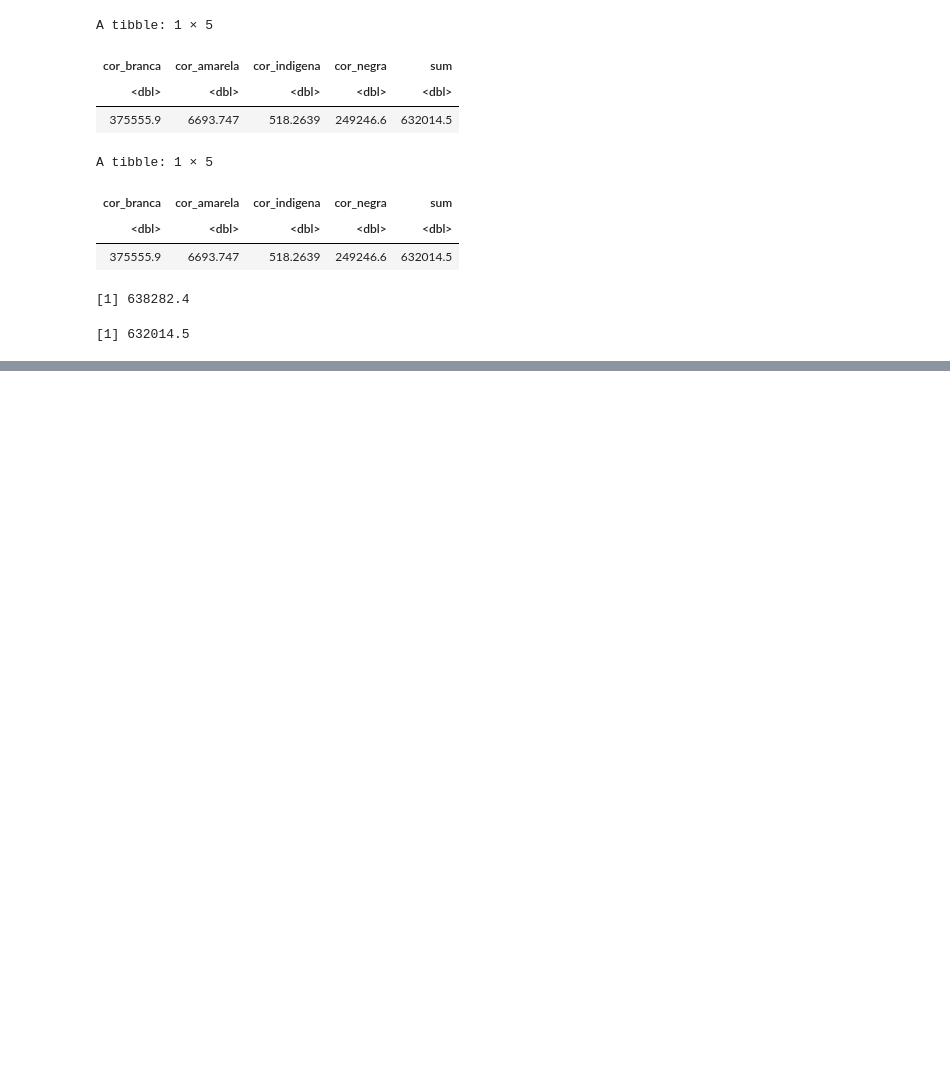
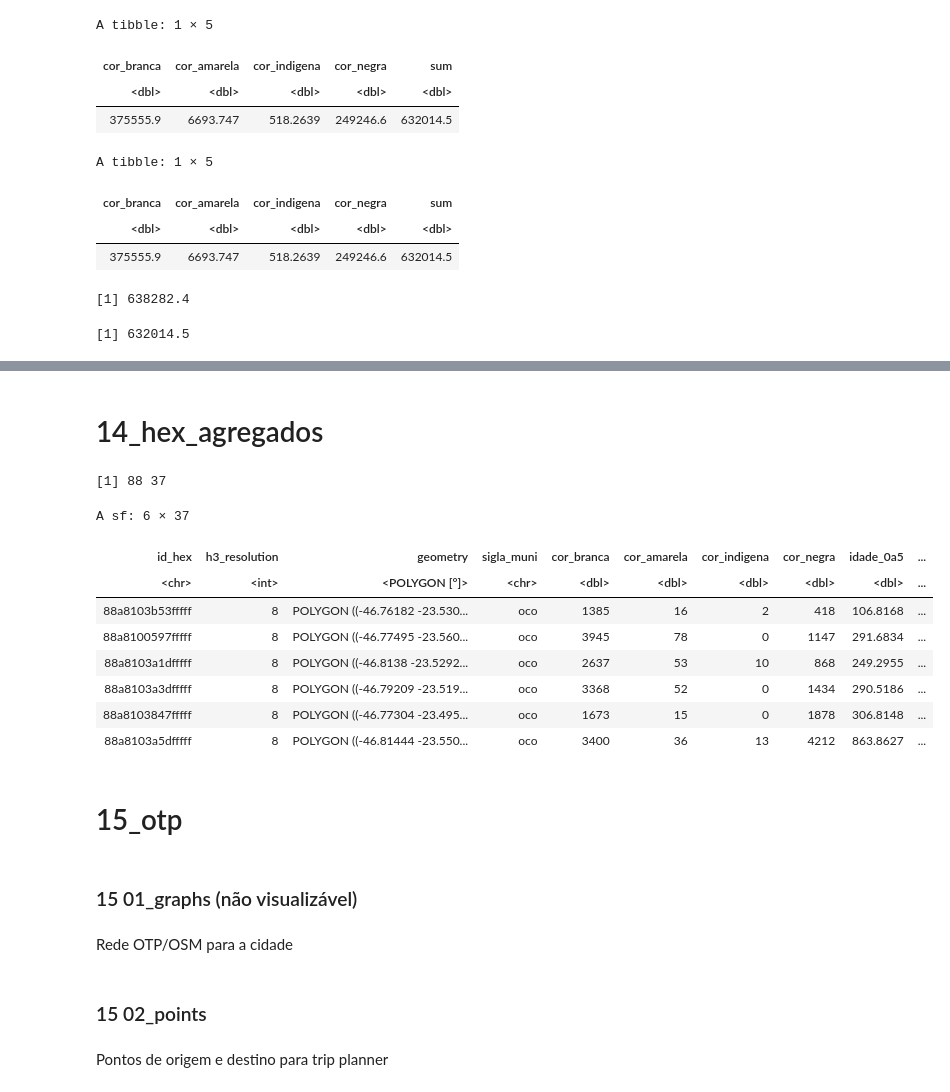
Before and after one commit to Multiplicidademobilidade/indice_acesso_cidade, a Jupyter notebook: R/dev_rev/01 - Visualização de objetos resultantes por pasta.ipynb, the cells around one changed output, grey strips where cells are left out. Cells and saved outputs as stored; diff of their text form; code cells hidden in the pictures; blank space fills up the shorter version.

```diff
--- a/R/dev_rev/01 - Visualização de objetos resultantes por pasta.ipynb
+++ b/R/dev_rev/01 - Visualização de objetos resultantes por pasta.ipynb
@@ -413,0 +427,29 @@ A tibble: 3 × 17
+# %% [markdown]
+# 14_hex_agregados
+# %%
+open_file <- '../../../indice-mobilidade_dados/14_hex_agregados/2019/hex_agregado_oco_08_2019.rds'
+hex_agregados <- read_rds(open_file)
+
+dim(hex_agregados)
+head(hex_agregados)
+# %% [output]
+[1] 88 37
+A sf: 6 × 37
+| id_hex | h3_resolution | geometry | sigla_muni | cor_branca | cor_amarela | cor_indigena | cor_negra | idade_0a5 | ... |
+| <chr> | <int> | <POLYGON [°]> | <chr> | <dbl> | <dbl> | <dbl> | <dbl> | <dbl> | ... |
+| 88a8103b53fffff | 8 | POLYGON ((-46.76182 -23.530... | oco | 1385 | 16 | 2 | 418 | 106.8168 | ... |
+| 88a8100597fffff | 8 | POLYGON ((-46.77495 -23.560... | oco | 3945 | 78 | 0 | 1147 | 291.6834 | ... |
+| 88a8103a1dfffff | 8 | POLYGON ((-46.8138 -23.5292... | oco | 2637 | 53 | 10 | 868 | 249.2955 | ... |
+| 88a8103a3dfffff | 8 | POLYGON ((-46.79209 -23.519... | oco | 3368 | 52 | 0 | 1434 | 290.5186 | ... |
+| 88a8103847fffff | 8 | POLYGON ((-46.77304 -23.495... | oco | 1673 | 15 | 0 | 1878 | 306.8148 | ... |
+| 88a8103a5dfffff | 8 | POLYGON ((-46.81444 -23.550... | oco | 3400 | 36 | 13 | 4212 | 863.8627 | ... |
+# %% [markdown]
+# 15_otp
+# %% [markdown]
+### 15 01_graphs (não visualizável)
+# %% [markdown]
+Rede OTP/OSM para a cidade
+# %% [markdown]
+### 15 02_points
+# %% [markdown]
+Pontos de origem e destino para trip planner
```
Also changed, not shown: parts of 13 cells of this notebook, 6 other files.
